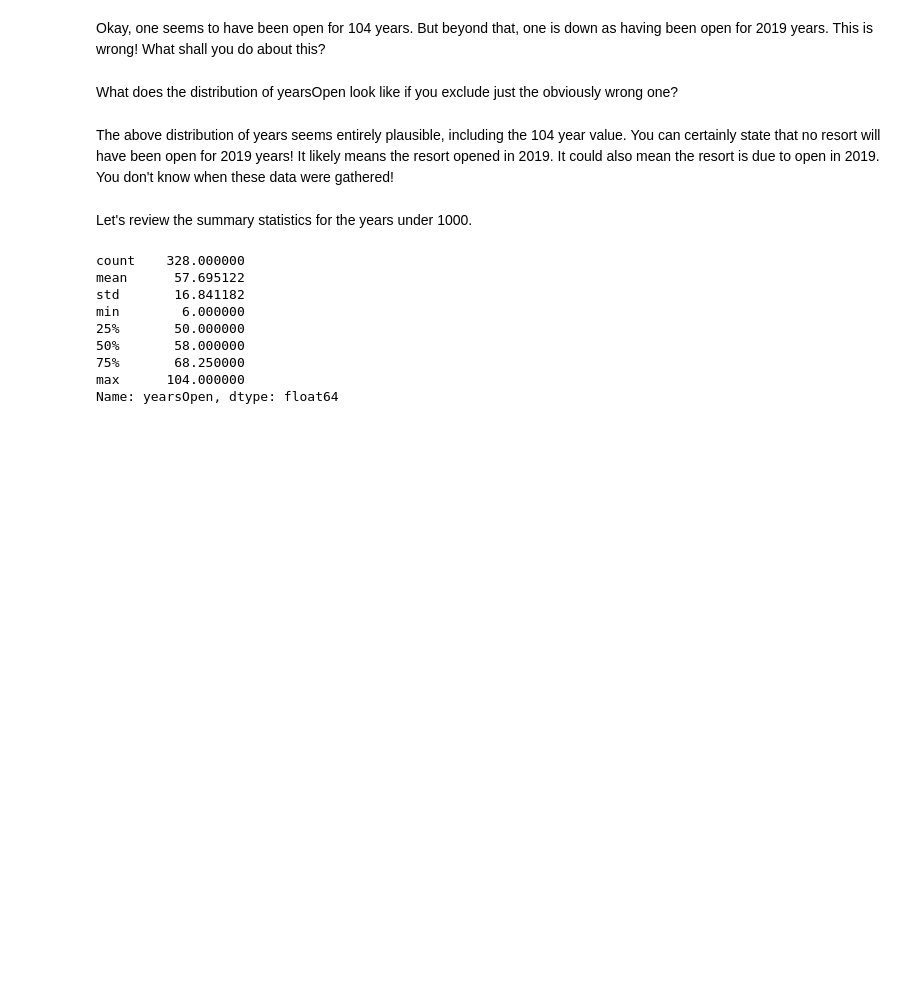
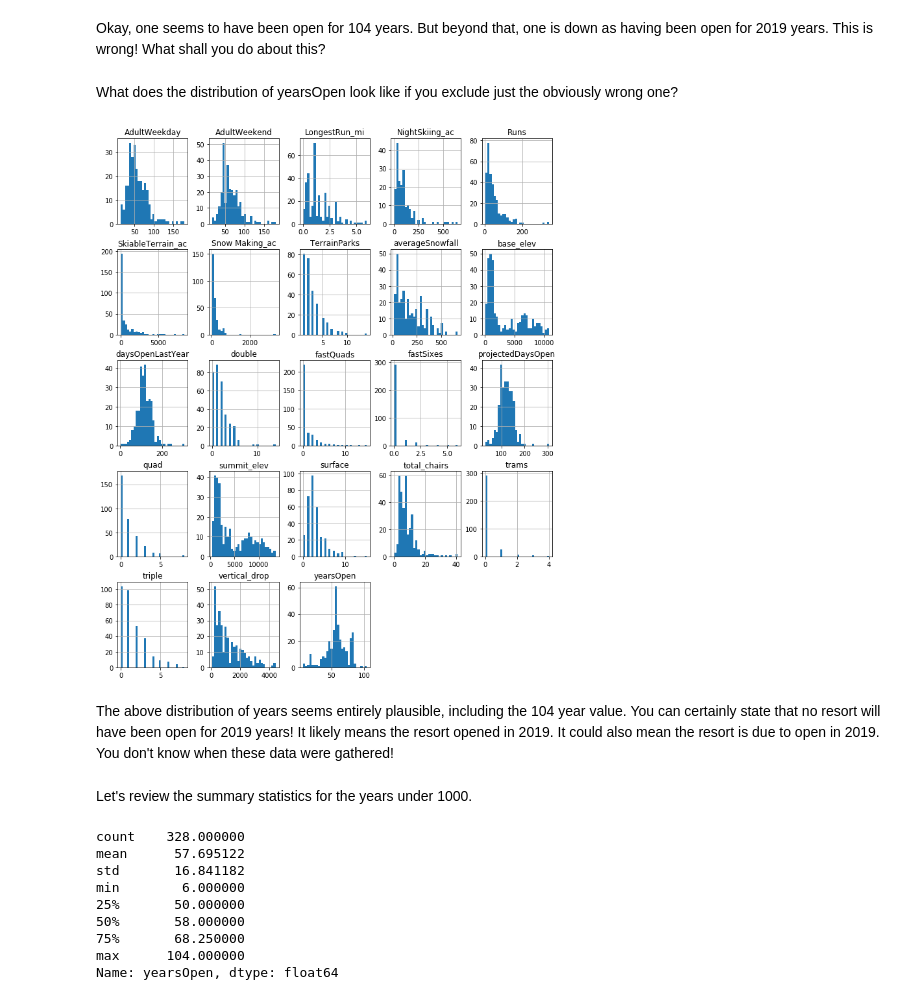
Before and after one commit to NSamermit/DataScienceGuidedCapstone, a Jupyter notebook: Notebooks/02_data_wrangling.ipynb, the cells around one changed output. Drawn from its saved outputs; the diff is of its cells as text; code cells hidden in the pictures; blank space fills up the shorter version.

```diff
--- a/Notebooks/02_data_wrangling.ipynb
+++ b/Notebooks/02_data_wrangling.ipynb
@@ -534,7 +615,7 @@ ski_data.___[39, 'SkiableTerrain_ac']
 # %%
 #Code task 22#
 #Use the .loc accessor again to modify this value with the correct value of 1819
-ski_data.___[39, 'SkiableTerrain_ac'] = ___
+ski_data.loc[39, 'SkiableTerrain_ac'] = 1819
 # %%
 #Code task 23#
 #Use the .loc accessor a final time to verify that the value has been modified
@@ -605,7 +698,7 @@ Drop the fastEight column in its entirety; half the values are missing and all b
 # %%
 #Code task 24#
 #Drop the 'fastEight' column from ski_data. Use inplace=True
-ski_data.drop(columns=___, inplace=___)
+ski_data.drop(columns='fastEight', inplace=True)
 # %% [markdown]
 What about yearsOpen? How many resorts have purportedly been open for more than 100 years?
 # %%
@@ -617,13 +715,21 @@ Okay, one seems to have been open for 104 years. But beyond that, one is down as
 # %% [markdown]
 What does the distribution of yearsOpen look like if you exclude just the obviously wrong one?
 # %%
+from IPython.core.display import display, HTML
+display(HTML("<style>.container { width:100% !important; }</style>"))
 #Code task 26#
 #Call the hist method on 'yearsOpen' after filtering for values under 1000
 #Pass the argument bins=30 to hist(), but feel free to explore other values
-ski_data.___[ski_data.___ < ___].hist(___)
+
+
+fig = plt.figure(figsize= (12,15))
+ax = fig.gca()
+ski_data.loc[ski_data.yearsOpen < 1000].hist(ax = ax, bins=30)
 plt.xlabel('Years open')
 plt.ylabel('Count')
 plt.title('Distribution of years open excluding 2019');
+# %% [output]
+[figure, added]
 # %% [markdown]
 The above distribution of years seems entirely plausible, including the 104 year value. You can certainly state that no resort will have been open for 2019 years! It likely means the resort opened in 2019. It could also mean the resort is due to open in 2019. You don't know when these data were gathered!
 # %% [markdown]
```
Also changed, not shown: parts of 38 cells of this notebook.
